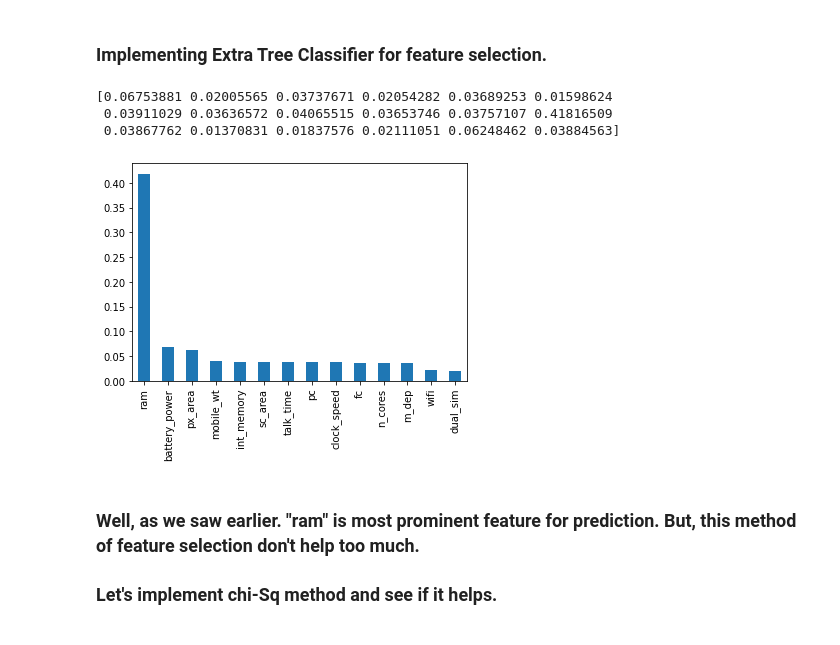
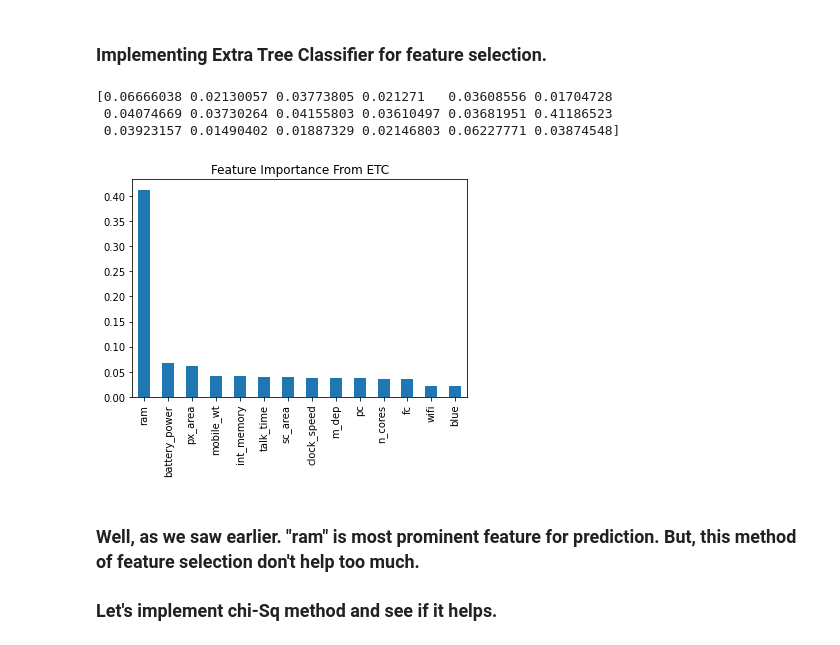
Before and after one commit to tanay47/Mobile-Price-Range-Prediction, a Jupyter notebook: Mobile_Price_Range_Prediction.ipynb, the cells around one changed output. Drawn from its saved outputs; the diff is of its cells as text; code cells hidden in the pictures.

```diff
--- a/Mobile_Price_Range_Prediction.ipynb
+++ b/Mobile_Price_Range_Prediction.ipynb
@@ -72,6 +72,6 @@ Drive already mounted at /content/drive; to attempt to forcibly remount, call dr
 # %%
 # Load and store dataset to a varible.
-mob_df = pd.read_csv("/content/drive/MyDrive/Colab Notebooks/Module 4/New classification/Copy of data_mobile_price_range.csv")
+mob_df = pd.read_csv("/content/drive/MyDrive/Colab Notebooks/Module 4/Mobile Price Range Prediction - Tanay Tupe/Copy of data_mobile_price_range.csv")
 # %%
 mob_df.head()
 # %% [output]
@@ -309,16 +308,17 @@ model = ExtraTreesClassifier()
 model.fit(feture_extrac_x, feture_extrac_y)
 print(model.feature_importances_)
 # %% [output]
-[0.06753881 0.02005565 0.03737671 0.02054282 0.03689253 0.01598624
- 0.03911029 0.03636572 0.04065515 0.03653746 0.03757107 0.41816509
- 0.03867762 0.01370831 0.01837576 0.02111051 0.06248462 0.03884563]
+[0.06666038 0.02130057 0.03773805 0.021271   0.03608556 0.01704728
+ 0.04074669 0.03730264 0.04155803 0.03610497 0.03681951 0.41186523
+ 0.03923157 0.01490402 0.01887329 0.02146803 0.06227771 0.03874548]
 # %%
 # plotting impotant features according to ETC
 feat_importances_XTC = pd.Series(model.feature_importances_, index=feture_extrac_x.columns)
 feat_importances_XTC.nlargest(14).plot.bar()
+plt.title("Feature Importance From ETC")
 plt.show()
 # %% [output]
-[figure, old version]
+[figure, new version]
 # %% [markdown]
 ### Well, as we saw earlier. "ram" is most prominent feature for prediction. But, this method of feature selection don't help too much.
 ### Let's implement chi-Sq method and see if it helps.
```
Also changed, not shown: parts of 22 cells of this notebook.
